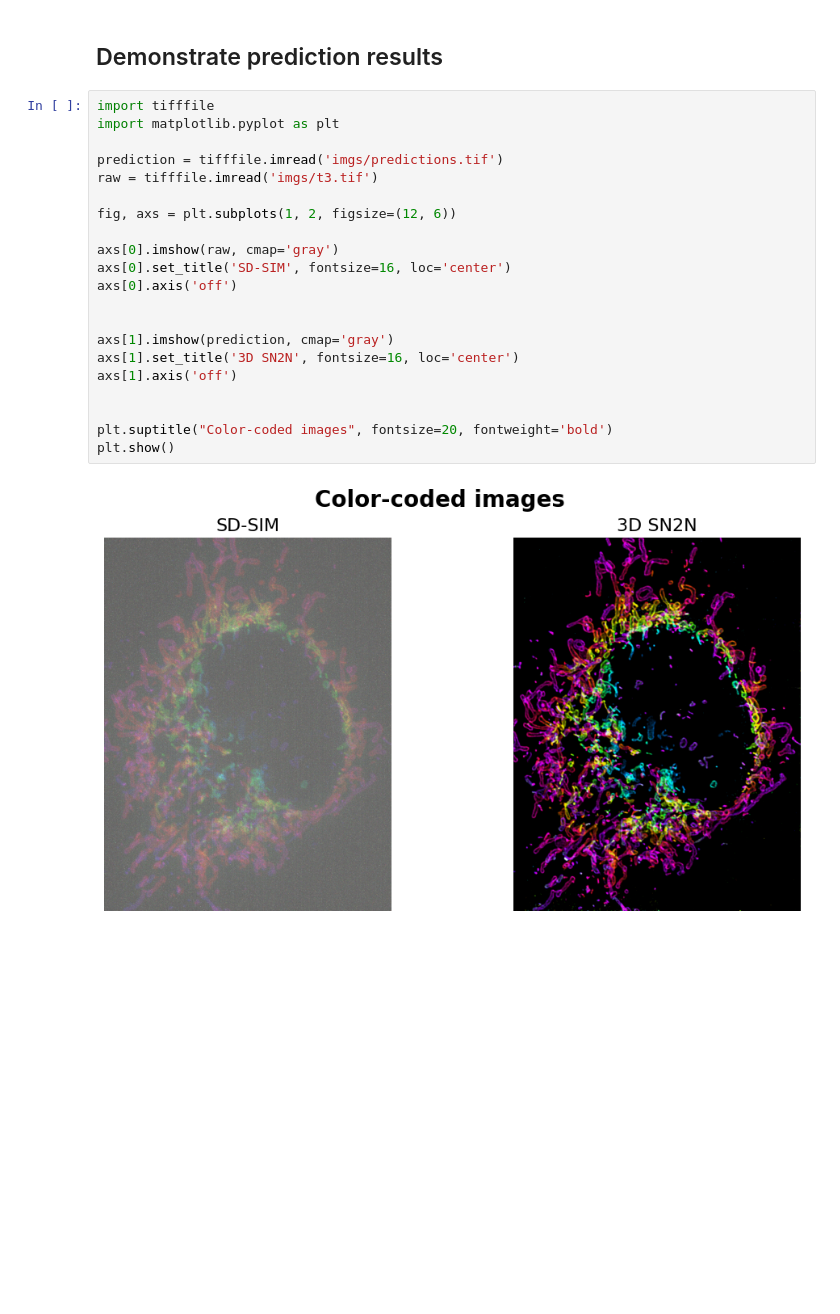
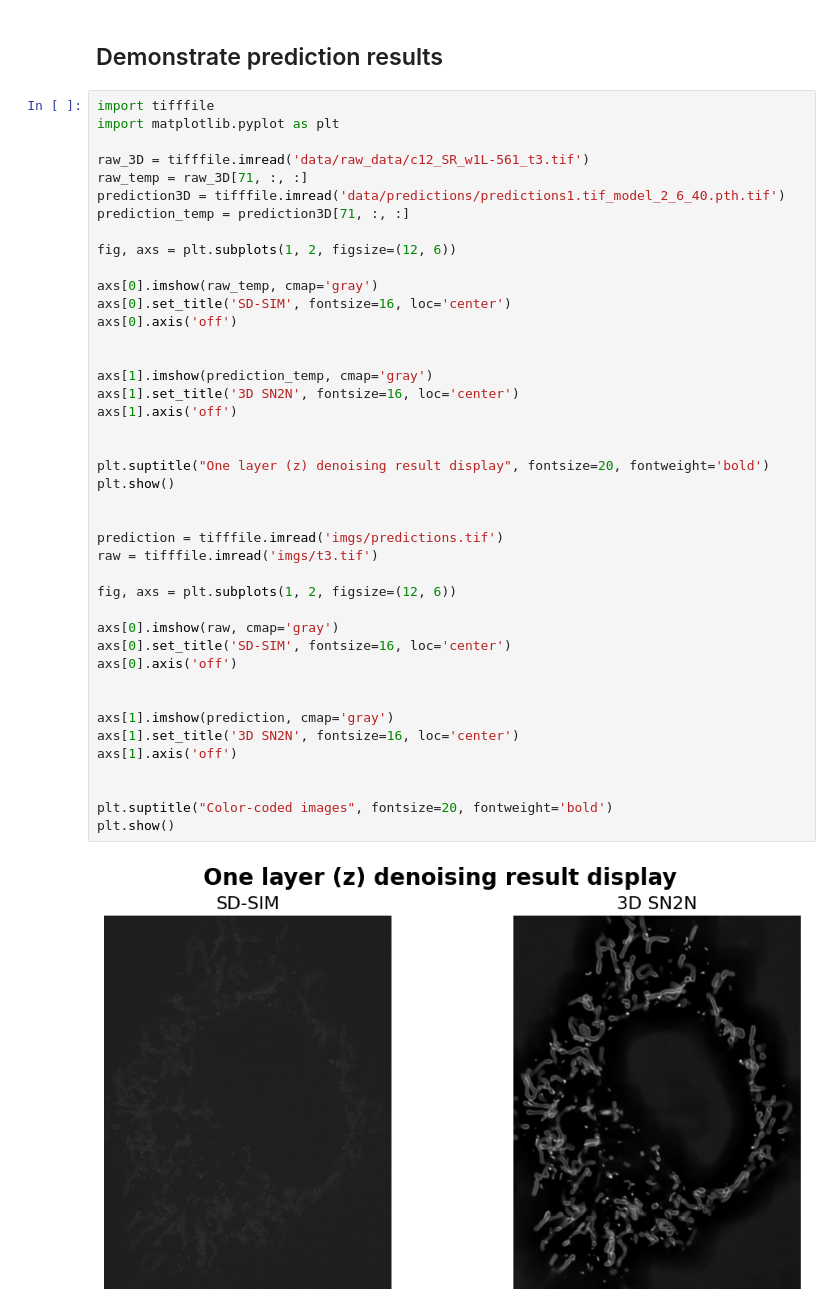
Before and after one commit to WeisongZhao/SN2N, a Jupyter notebook: examples/denoising3D/2_prediction.ipynb, the cells around one changed output. Saved outputs shown, nothing was run; the diff lists cells and outputs as text; blank space fills up the shorter version.

```diff
--- a/examples/denoising3D/2_prediction.ipynb
+++ b/examples/denoising3D/2_prediction.ipynb
@@ -61,23 +61,44 @@ Predicting completed.
 # %%
 import tifffile
 import matplotlib.pyplot as plt
+
+raw_3D = tifffile.imread('data/raw_data/c12_SR_w1L-561_t3.tif')
+raw_temp = raw_3D[71, :, :]
+prediction3D = tifffile.imread('data/predictions/predictions1.tif_model_2_6_40.pth.tif')
+prediction_temp = prediction3D[71, :, :]
+
+fig, axs = plt.subplots(1, 2, figsize=(12, 6))
+
+axs[0].imshow(raw_temp, cmap='gray')
+axs[0].set_title('SD-SIM', fontsize=16, loc='center')
+axs[0].axis('off')
+
+
+axs[1].imshow(prediction_temp, cmap='gray')
+axs[1].set_title('3D SN2N', fontsize=16, loc='center')
+axs[1].axis('off')
+
+
+plt.suptitle("One layer (z) denoising result display", fontsize=20, fontweight='bold')
+plt.show()
+
 
 prediction = tifffile.imread('imgs/predictions.tif')
 raw = tifffile.imread('imgs/t3.tif')
 
 fig, axs = plt.subplots(1, 2, figsize=(12, 6))
 
 axs[0].imshow(raw, cmap='gray')
 axs[0].set_title('SD-SIM', fontsize=16, loc='center')
 axs[0].axis('off')
 
 
 axs[1].imshow(prediction, cmap='gray')
 axs[1].set_title('3D SN2N', fontsize=16, loc='center')
 axs[1].axis('off')
 
 
 plt.suptitle("Color-coded images", fontsize=20, fontweight='bold')
 plt.show()
 # %% [output]
-[figure, old version]
+[figure, new version]
```
Also changed, not shown: parts of 1 cell of this notebook, 16 other files.
